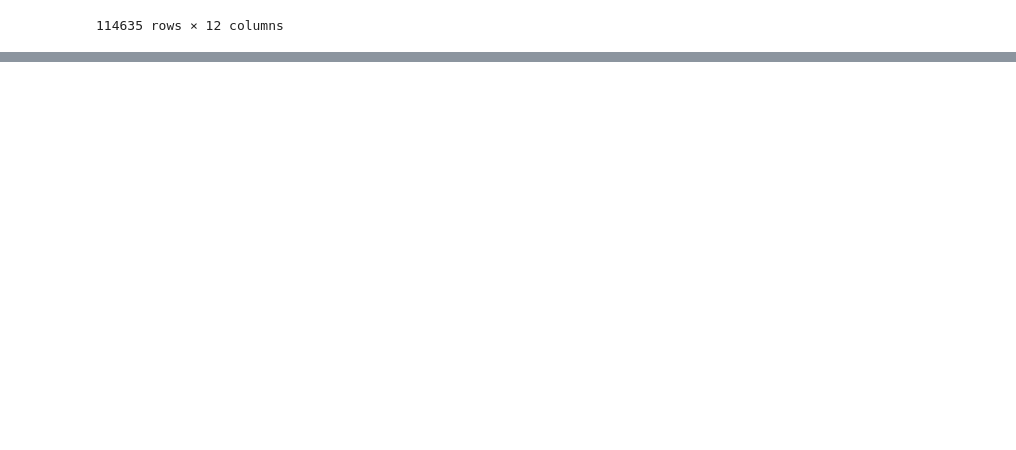
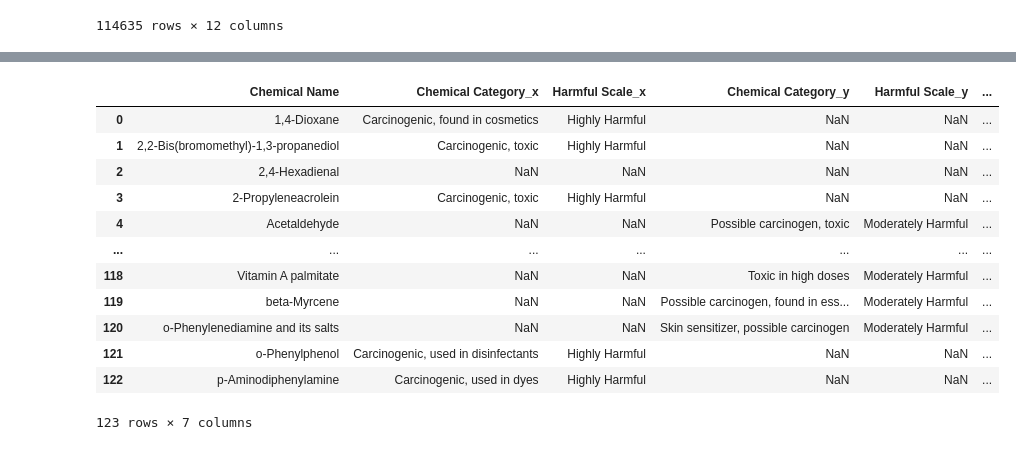
Before and after one commit to Sobia005/capstone_project, a Jupyter notebook: notebook/capstone_final_project.ipynb, the cells around one changed output, grey strips where cells are left out. Saved outputs shown, nothing was run; the diff lists cells and outputs as text; code cells hidden in the pictures; blank space fills up the shorter version.

```diff
--- a/notebook/capstone_final_project.ipynb
+++ b/notebook/capstone_final_project.ipynb
@@ -360,0 +478,23 @@ max_idx_result
+# %%
+df1 = pd.read_csv("../data/highly_harmful_chemicals.csv")
+df2 = pd.read_csv("../data/moderately_harmful_chemicals.csv")
+df3 = pd.read_csv("../data/minimally_harmful_chemicals.csv")
+
+merged_df = df1.merge(df2, on='Chemical Name', how='outer') \
+               .merge(df3, on='Chemical Name', how='outer')
+# %%
+merged_df
+# %% [output]
+|  | Chemical Name | Chemical Category_x | Harmful Scale_x | Chemical Category_y | Harmful Scale_y | ... |
+| 0 | 1,4-Dioxane | Carcinogenic, found in cosmetics | Highly Harmful | NaN | NaN | ... |
+| 1 | 2,2-Bis(bromomethyl)-1,3-propanediol | Carcinogenic, toxic | Highly Harmful | NaN | NaN | ... |
+| 2 | 2,4-Hexadienal | NaN | NaN | NaN | NaN | ... |
+| 3 | 2-Propyleneacrolein | Carcinogenic, toxic | Highly Harmful | NaN | NaN | ... |
+| 4 | Acetaldehyde | NaN | NaN | Possible carcinogen, toxic | Moderately Harmful | ... |
+| ... | ... | ... | ... | ... | ... | ... |
+| 118 | Vitamin A palmitate | NaN | NaN | Toxic in high doses | Moderately Harmful | ... |
+| 119 | beta-Myrcene | NaN | NaN | Possible carcinogen, found in ess... | Moderately Harmful | ... |
+| 120 | o-Phenylenediamine and its salts | NaN | NaN | Skin sensitizer, possible carcinogen | Moderately Harmful | ... |
+| 121 | o-Phenylphenol | Carcinogenic, used in disinfectants | Highly Harmful | NaN | NaN | ... |
+| 122 | p-Aminodiphenylamine | Carcinogenic, used in dyes | Highly Harmful | NaN | NaN | ... |
+123 rows × 7 columns
```
Also changed, not shown: parts of 35 cells of this notebook, 5 other files.
